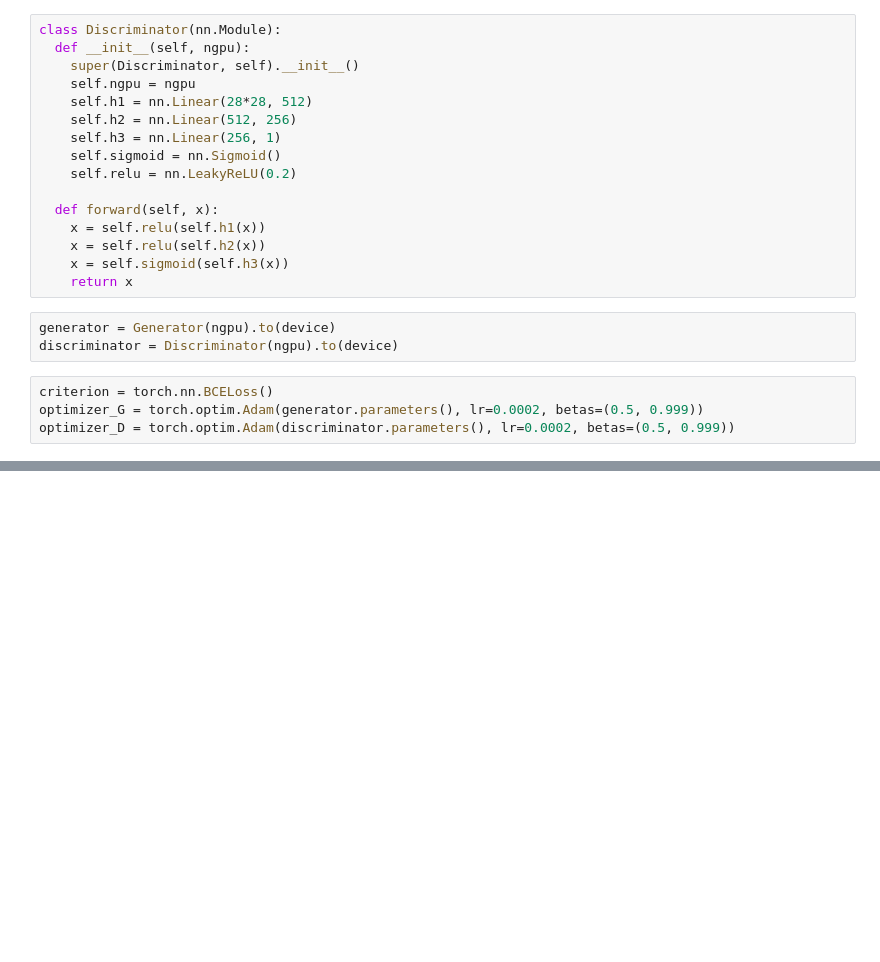
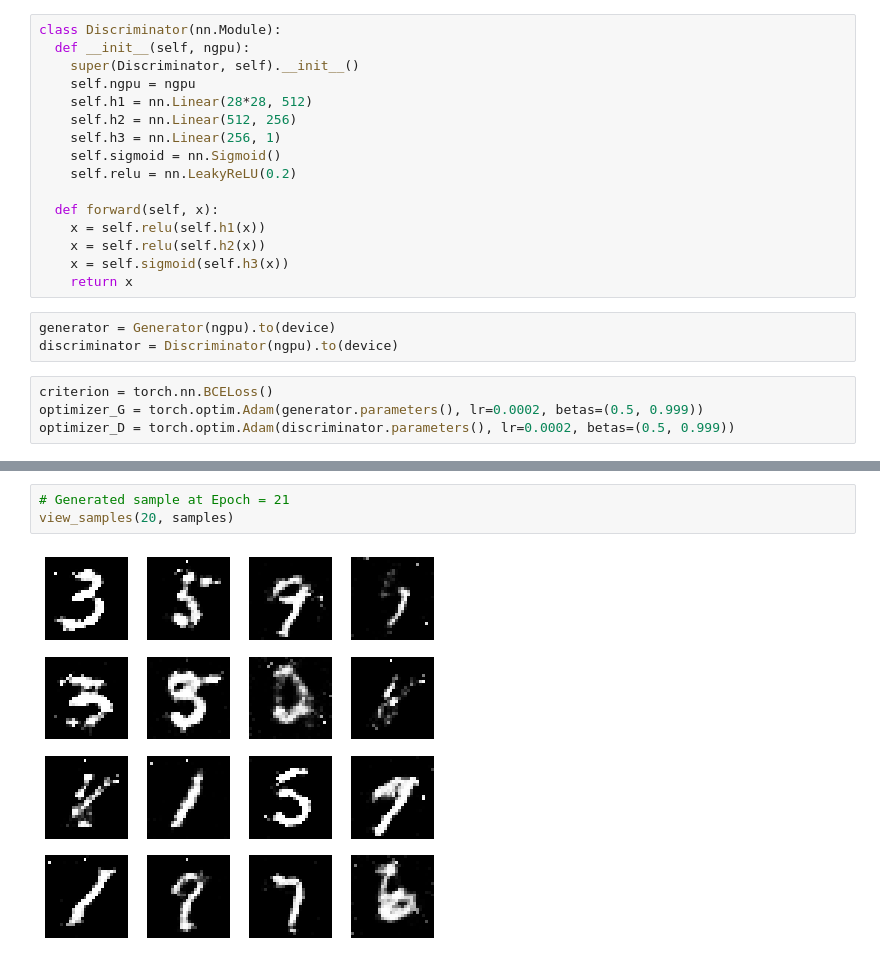
Before and after one commit to jhashekhar/generative-models, a Jupyter notebook: gans/mnist-gan.ipynb, the cells around one changed output, grey strips where cells are left out. Drawn from its saved outputs; the diff is of its cells as text; blank space fills up the shorter version.

```diff
--- a/gans/mnist-gan.ipynb
+++ b/gans/mnist-gan.ipynb
@@ -167,0 +175,5 @@ for epoch in range(num_epochs):
+# %%
+# Generated sample at Epoch = 21
+view_samples(20, samples)
+# %% [output]
+[figure, added]
```
Also changed, not shown: parts of 7 cells of this notebook.
